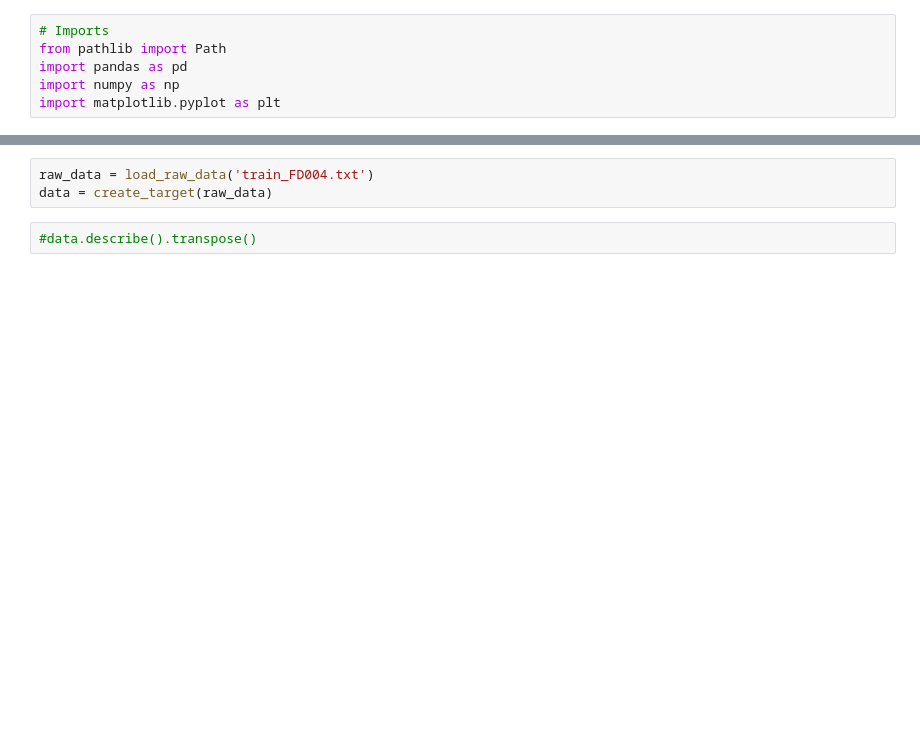
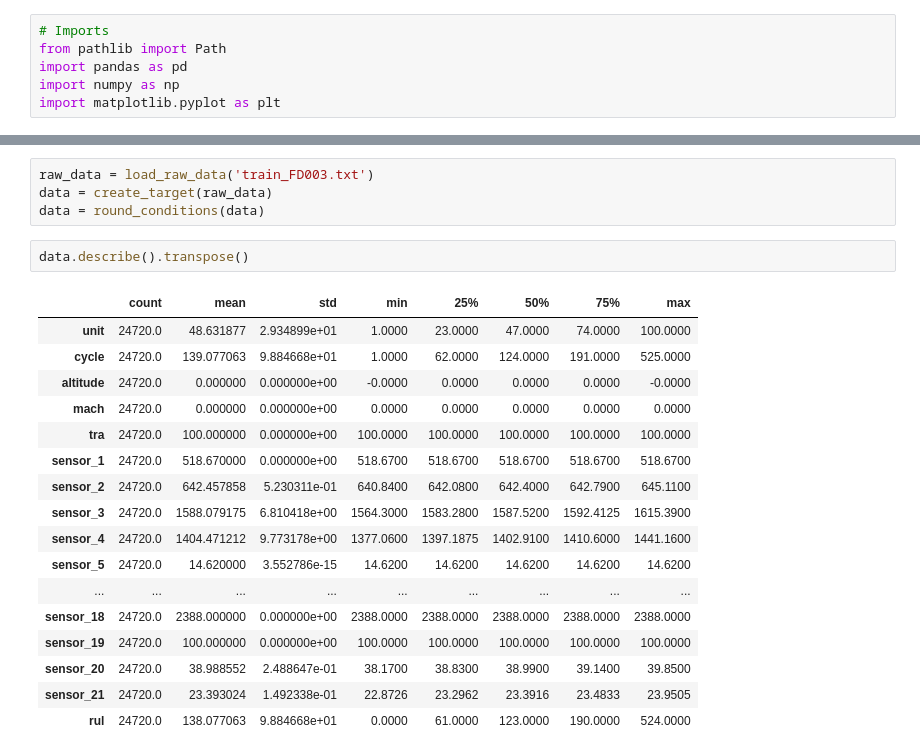
Before and after one commit to TomislavZupanovic/AWSBlackBelt-Capstone, a Jupyter notebook: EDA_notebooks/initial_phase.ipynb, the cells around one changed output, grey strips where cells are left out. Cells and saved outputs as stored; diff of their text form; blank space fills up the shorter version.

```diff
--- a/EDA_notebooks/initial_phase.ipynb
+++ b/EDA_notebooks/initial_phase.ipynb
@@ -77,9 +87,28 @@ def plot_sensors(input_data: pd.DataFrame, sensor_names: list, unit: str = None)
     plt.show()
 # %%
-raw_data = load_raw_data('train_FD004.txt')
+raw_data = load_raw_data('train_FD003.txt')
 data = create_target(raw_data)
+data = round_conditions(data)
 # %%
-#data.describe().transpose()
+data.describe().transpose()
+# %% [output]
+|  | count | mean | std | min | 25% | 50% | 75% | max |
+| unit | 24720.0 | 48.631877 | 2.934899e+01 | 1.0000 | 23.0000 | 47.0000 | 74.0000 | 100.0000 |
+| cycle | 24720.0 | 139.077063 | 9.884668e+01 | 1.0000 | 62.0000 | 124.0000 | 191.0000 | 525.0000 |
+| altitude | 24720.0 | 0.000000 | 0.000000e+00 | -0.0000 | 0.0000 | 0.0000 | 0.0000 | -0.0000 |
+| mach | 24720.0 | 0.000000 | 0.000000e+00 | 0.0000 | 0.0000 | 0.0000 | 0.0000 | 0.0000 |
+| tra | 24720.0 | 100.000000 | 0.000000e+00 | 100.0000 | 100.0000 | 100.0000 | 100.0000 | 100.0000 |
+| sensor_1 | 24720.0 | 518.670000 | 0.000000e+00 | 518.6700 | 518.6700 | 518.6700 | 518.6700 | 518.6700 |
+| sensor_2 | 24720.0 | 642.457858 | 5.230311e-01 | 640.8400 | 642.0800 | 642.4000 | 642.7900 | 645.1100 |
+| sensor_3 | 24720.0 | 1588.079175 | 6.810418e+00 | 1564.3000 | 1583.2800 | 1587.5200 | 1592.4125 | 1615.3900 |
+| sensor_4 | 24720.0 | 1404.471212 | 9.773178e+00 | 1377.0600 | 1397.1875 | 1402.9100 | 1410.6000 | 1441.1600 |
+| sensor_5 | 24720.0 | 14.620000 | 3.552786e-15 | 14.6200 | 14.6200 | 14.6200 | 14.6200 | 14.6200 |
+| ... | ... | ... | ... | ... | ... | ... | ... | ... |
+| sensor_18 | 24720.0 | 2388.000000 | 0.000000e+00 | 2388.0000 | 2388.0000 | 2388.0000 | 2388.0000 | 2388.0000 |
+| sensor_19 | 24720.0 | 100.000000 | 0.000000e+00 | 100.0000 | 100.0000 | 100.0000 | 100.0000 | 100.0000 |
+| sensor_20 | 24720.0 | 38.988552 | 2.488647e-01 | 38.1700 | 38.8300 | 38.9900 | 39.1400 | 39.8500 |
+| sensor_21 | 24720.0 | 23.393024 | 1.492338e-01 | 22.8726 | 23.2962 | 23.3916 | 23.4833 | 23.9505 |
+| rul | 24720.0 | 138.077063 | 9.884668e+01 | 0.0000 | 61.0000 | 123.0000 | 190.0000 | 524.0000 |
 # %%
 plot_histogram(data, 'rul')
 # %% [output]
```
Also changed, not shown: parts of 6 cells of this notebook.
